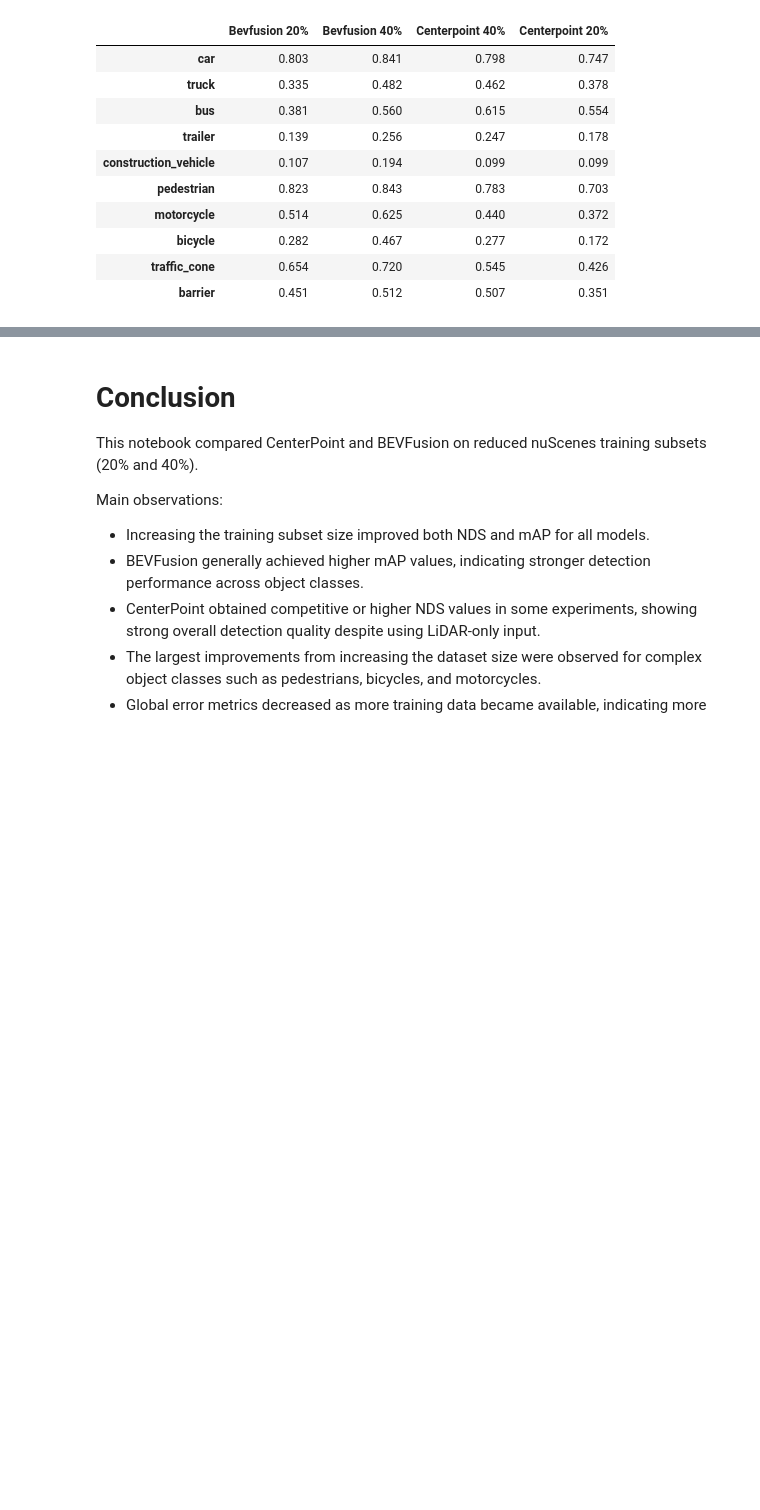
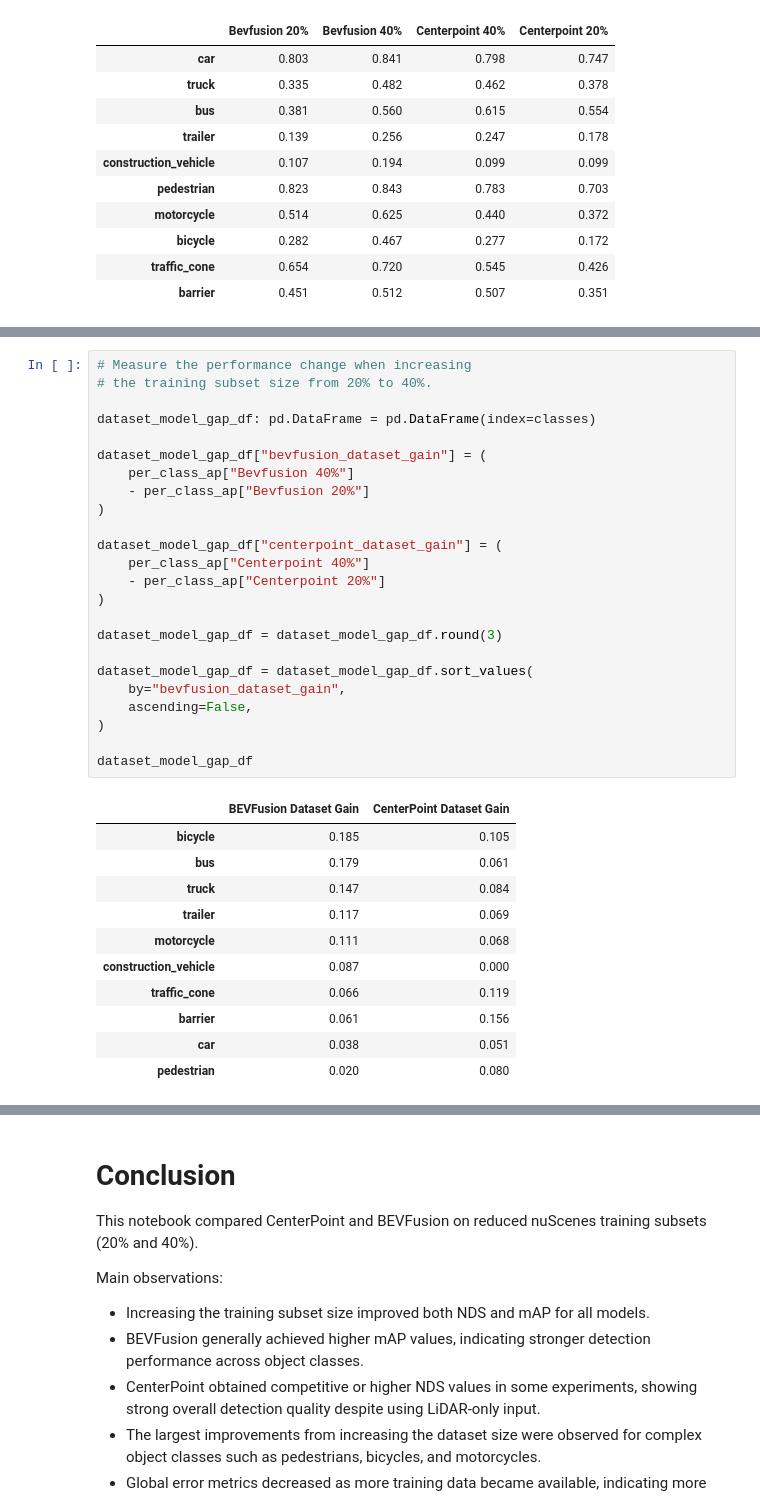
Before and after one commit to darkcyan-ugli-fruit/nuscenes-multimodal-learning, a Jupyter notebook: notebooks/04_models_comparison.ipynb, the cells around one changed output, grey strips where cells are left out. Cells and saved outputs as stored; diff of their text form; blank space fills up the shorter version.

```diff
--- a/notebooks/04_models_comparison.ipynb
+++ b/notebooks/04_models_comparison.ipynb
@@ -433,0 +442,36 @@ The largest improvements are observed for small and visually distinctive object
+# %%
+# Measure the performance change when increasing
+# the training subset size from 20% to 40%.
+
+dataset_model_gap_df: pd.DataFrame = pd.DataFrame(index=classes)
+
+dataset_model_gap_df["bevfusion_dataset_gain"] = (
+    per_class_ap["Bevfusion 40%"]
+    - per_class_ap["Bevfusion 20%"]
+)
+
+dataset_model_gap_df["centerpoint_dataset_gain"] = (
+    per_class_ap["Centerpoint 40%"]
+    - per_class_ap["Centerpoint 20%"]
+)
+
+dataset_model_gap_df = dataset_model_gap_df.round(3)
+
+dataset_model_gap_df = dataset_model_gap_df.sort_values(
+    by="bevfusion_dataset_gain",
+    ascending=False,
+)
+
+dataset_model_gap_df
+# %% [output]
+|  | BEVFusion Dataset Gain | CenterPoint Dataset Gain |
+| bicycle | 0.185 | 0.105 |
+| bus | 0.179 | 0.061 |
+| truck | 0.147 | 0.084 |
+| trailer | 0.117 | 0.069 |
+| motorcycle | 0.111 | 0.068 |
+| construction_vehicle | 0.087 | 0.000 |
+| traffic_cone | 0.066 | 0.119 |
+| barrier | 0.061 | 0.156 |
+| car | 0.038 | 0.051 |
+| pedestrian | 0.020 | 0.080 |
```
Also changed, not shown: parts of 4 cells of this notebook, 6 other files.
